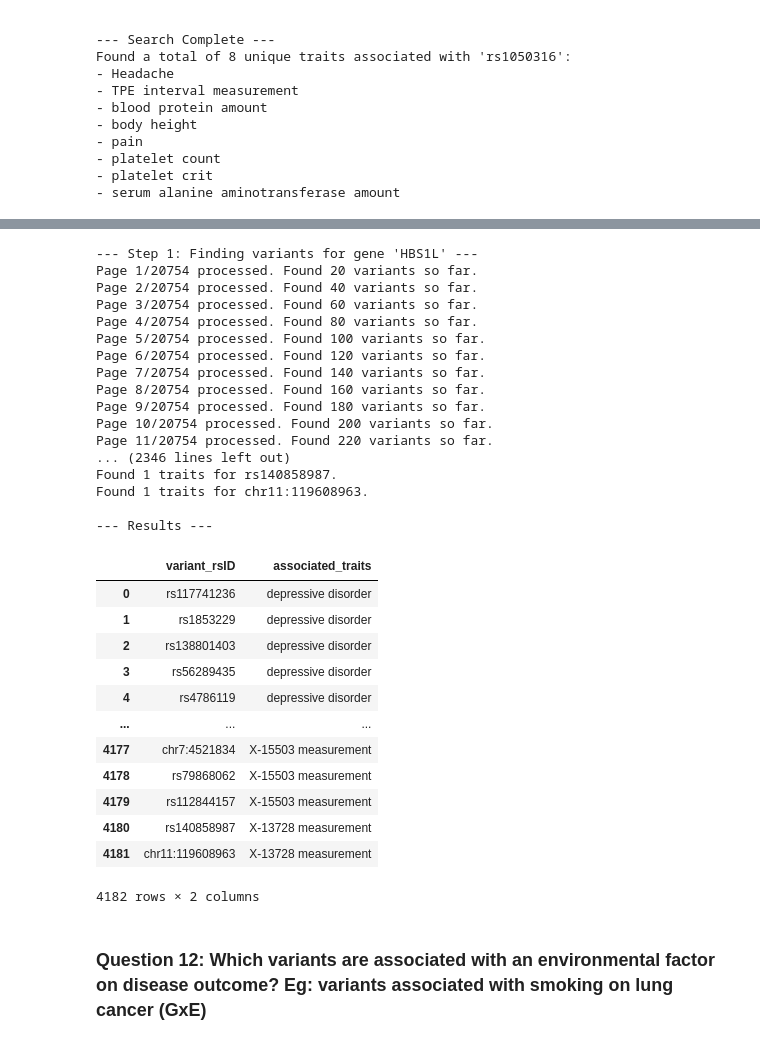
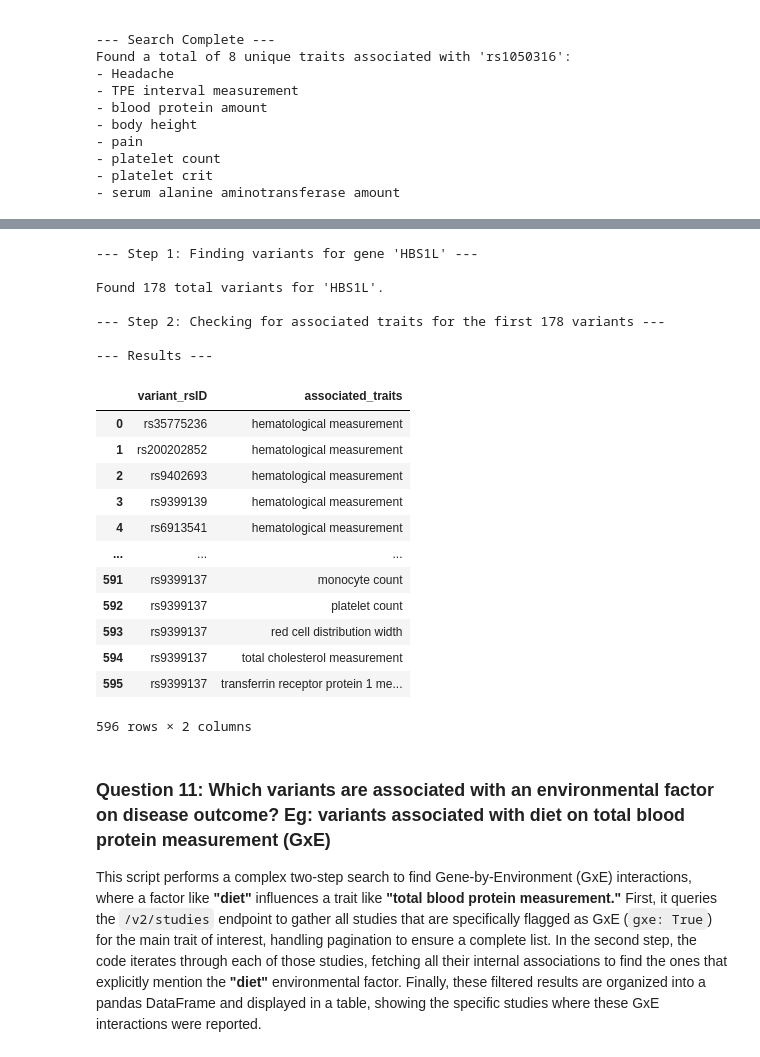
Before and after one commit to EBISPOT/gwas-rest-api, a Jupyter notebook: docs/jupyter-notebooks/sample.ipynb, the cells around one changed output, grey strips where cells are left out. Cells and saved outputs as stored; diff of their text form; code cells hidden in the pictures.

```diff
--- a/docs/jupyter-notebooks/sample.ipynb
+++ b/docs/jupyter-notebooks/sample.ipynb
@@ -303,10 +341,9 @@ if associations_data and '_embedded' in associations_data:
 
     print(f"Found {associations_data['page']['totalElements']} variants associated with '{disease_of_interest}'.")
     print("Displaying the first 10 results:")
-
-    # Parse the 'snp_risk_allele' field. It's a list containing a string like 'rsID-Allele'
+    # Parse the 'snp_effect_allele' field. It's a list containing a string like 'rsID-Allele'
     # Extract the string 'rsID-Allele' from the list
-    risk_allele_str = associations_df['snp_risk_allele'].str[0]
+    risk_allele_str = associations_df['snp_effect_allele'].str[0]
 
     # Split the string into the variant ID and the allele base
     split_allele = risk_allele_str.str.split('-', n=1, expand=True)
@@ -321,7 +358,11 @@ if associations_data and '_embedded' in associations_data:
         'risk_frequency',
         'accession_id',
         'mapped_genes'
-    ]]
+    ]].copy()
+
+    display_df['mapped_genes'] = display_df['mapped_genes'].apply(
+        lambda genes: ', '.join(genes) if isinstance(genes, list) else ''
+    )
 
     display(display_df)
 else:
@@ -367,6 +408,9 @@ if studies_data and '_embedded' in studies_data:
 
     # Convert the list of studies into a pandas DataFrame for nice display
     studies_df = pd.DataFrame(studies_list)
+    studies_df['cohort'] = studies_df['cohort'].apply(
+        lambda cohorts: ', '.join(cohorts) if isinstance(cohorts, list) else ''
+    )
 
     print(f"Found {studies_data['page']['totalElements']} studies for '{disease_of_interest}' in the '{cohort_of_interest}' cohort.")
     print("Displaying results:")
@@ -594,10 +580,12 @@ if top_associations_in_population:
     results_df = pd.DataFrame(top_associations_in_population)
 
     # Parse the risk allele field for cleaner display
-    risk_allele_str = results_df['snp_risk_allele'].str[0]
+    risk_allele_str = results_df['snp_effect_allele'].str[0]
     split_allele = risk_allele_str.str.split('-', n=1, expand=True)
     results_df['variant_rsID'] = split_allele[0]
     results_df['risk_allele_base'] = split_allele[1]
+
+    pd.options.display.float_format = '{:.2e}'.format
 
     # Display the final, cleaned-up DataFrame
     display(results_df[[
@@ -832,5 +819,5 @@ Found a total of 8 unique traits associated with 'rs1050316':
 # %%
-trait_of_interest = "type 2 diabetes"
+trait_of_interest = "type 2 diabetes mellitus"
 studies_with_sum_stats = [] # A list to store the resulting study objects
 
 print(f"Searching for studies on '{trait_of_interest}' with full summary statistics...")
@@ -842,7 +829,7 @@ total_pages = 1 # Initialize to 1 to start the loop
 while current_page < total_pages:
     endpoint = "/v2/studies"
     params = {
-        "disease_trait": trait_of_interest,
+        "efo_trait": trait_of_interest,
         "full_pvalue_set": True, # Filter for studies with summary stats
         "size": 200,
         "page": current_page
@@ -925,7 +906,7 @@ current_page = 0
 total_pages = 1
 while current_page < total_pages:
     endpoint = "/v2/single-nucleotide-polymorphisms"
-    params = {"gene": gene_of_interest, "size": 20, "page": current_page}
+    params = {"mapped_gene": gene_of_interest, "size": 10000, "page": current_page}
     data = gwas_api_request(endpoint, params)
 
     if data and '_embedded' in data:
@@ -936,7 +917,7 @@ while current_page < total_pages:
 
         if current_page == 0:
             total_pages = data['page']['totalPages']
-        print(f"Page {current_page + 1}/{total_pages} processed. Found {len(gene_variants_rsids)} variants so far.")
+        # print(f"Page {current_page + 1}/{total_pages} processed. Found {len(gene_variants_rsids)} variants so far.")
         current_page += 1
         time.sleep(0.1) # Be polite
     else:
@@ -958,62 +939,54 @@ for rs_id in variants_to_query:
 
     if assoc_data and '_embedded' in assoc_data:
         for association in assoc_data['_embedded']['associations']:
             if 'efo_traits' in association and association['efo_traits']:
                 for trait_info in association['efo_traits']:
                     if 'efo_trait' in trait_info:
                         traits_for_snp.add(trait_info['efo_trait'])
 
     variant_trait_map[rs_id] = sorted(list(traits_for_snp))
-    print(f"Found {len(traits_for_snp)} traits for {rs_id}.")
+    # print(f"Found {len(traits_for_snp)} traits for {rs_id}.")
     time.sleep(0.1) # Be polite
 
 # --- Step 3: Display the results ---
 print("\n--- Results ---")
 
 # Convert the map to a list of dictionaries for DataFrame creation
 display_data = [{'variant_rsID': key, 'associated_traits': value} for key, value in variant_trait_map.items()]
 results_df = pd.DataFrame(display_data)
 
 # Explode the list of traits into separate rows for better readability
 results_df_exploded = results_df.explode('associated_traits').reset_index(drop=True)
 
 if not results_df_exploded.empty:
     display(results_df_exploded)
 else:
     print("Could not find any trait associations for the variants checked.")
 # %% [output]
 --- Step 1: Finding variants for gene 'HBS1L' ---
-Page 1/20754 processed. Found 20 variants so far.
-Page 2/20754 processed. Found 40 variants so far.
-Page 3/20754 processed. Found 60 variants so far.
-Page 4/20754 processed. Found 80 variants so far.
-Page 5/20754 processed. Found 100 variants so far.
-Page 6/20754 processed. Found 120 variants so far.
-Page 7/20754 processed. Found 140 variants so far.
-Page 8/20754 processed. Found 160 variants so far.
-Page 9/20754 processed. Found 180 variants so far.
-Page 10/20754 processed. Found 200 variants so far.
-Page 11/20754 processed. Found 220 variants so far.
-... (2346 lines left out)
-Found 1 traits for rs140858987.
-Found 1 traits for chr11:119608963.
+
+Found 178 total variants for 'HBS1L'.
+
+--- Step 2: Checking for associated traits for the first 178 variants ---
 
 --- Results ---
 |  | variant_rsID | associated_traits |
-| 0 | rs117741236 | depressive disorder |
-| 1 | rs1853229 | depressive disorder |
-| 2 | rs138801403 | depressive disorder |
-| 3 | rs56289435 | depressive disorder |
-| 4 | rs4786119 | depressive disorder |
+| 0 | rs35775236 | hematological measurement |
+| 1 | rs200202852 | hematological measurement |
+| 2 | rs9402693 | hematological measurement |
+| 3 | rs9399139 | hematological measurement |
+| 4 | rs6913541 | hematological measurement |
 | ... | ... | ... |
-| 4177 | chr7:4521834 | X-15503 measurement |
-| 4178 | rs79868062 | X-15503 measurement |
-| 4179 | rs112844157 | X-15503 measurement |
-| 4180 | rs140858987 | X-13728 measurement |
-| 4181 | chr11:119608963 | X-13728 measurement |
+| 591 | rs9399137 | monocyte count |
+| 592 | rs9399137 | platelet count |
+| 593 | rs9399137 | red cell distribution width |
+| 594 | rs9399137 | total cholesterol measurement |
+| 595 | rs9399137 | transferrin receptor protein 1 me... |
-4182 rows × 2 columns
+596 rows × 2 columns
 # %% [markdown]
-### Question 12: Which variants are associated with an environmental factor on disease outcome? Eg: variants associated with smoking on lung cancer (GxE)
+### Question 11: Which variants are associated with an environmental factor on disease outcome? Eg: variants associated with diet on total blood protein measurement (GxE)
+
+This script performs a complex two-step search to find Gene-by-Environment (GxE) interactions, where a factor like **"diet"** influences a trait like **"total blood protein measurement."** First, it queries the `/v2/studies` endpoint to gather all studies that are specifically flagged as GxE (`gxe: True`) for the main trait of interest, handling pagination to ensure a complete list. In the second step, the code iterates through each of those studies, fetching all their internal associations to find the ones that explicitly mention the **"diet"** environmental factor. Finally, these filtered results are organized into a pandas DataFrame and displayed in a table, showing the specific studies where these GxE interactions were reported.
 # %%
 # Function to extract 'efo_trait' and join into a string
 def extract_and_join_efo_traits(efo_list):
```
Also changed, not shown: parts of 38 cells of this notebook, 2 other files.
